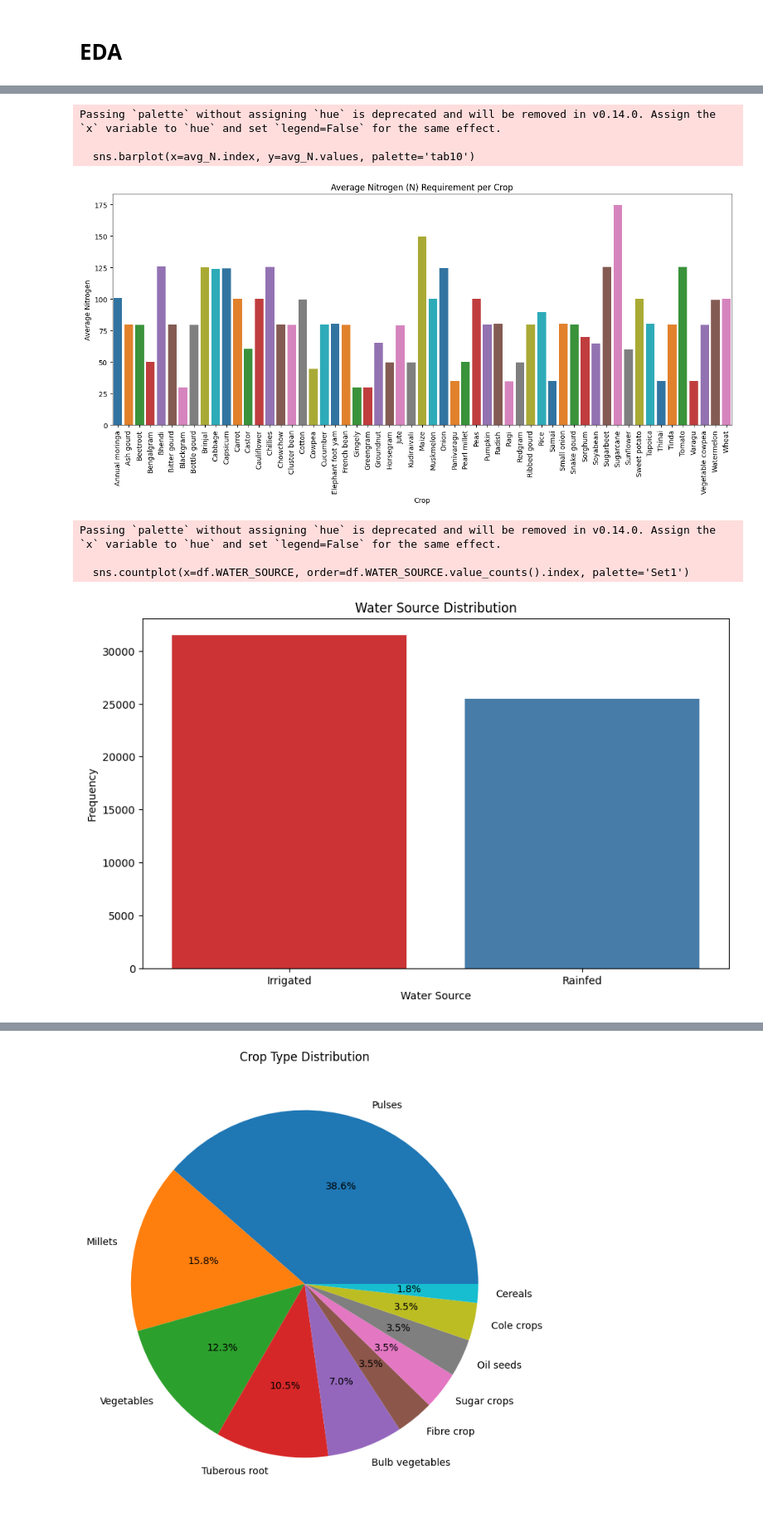
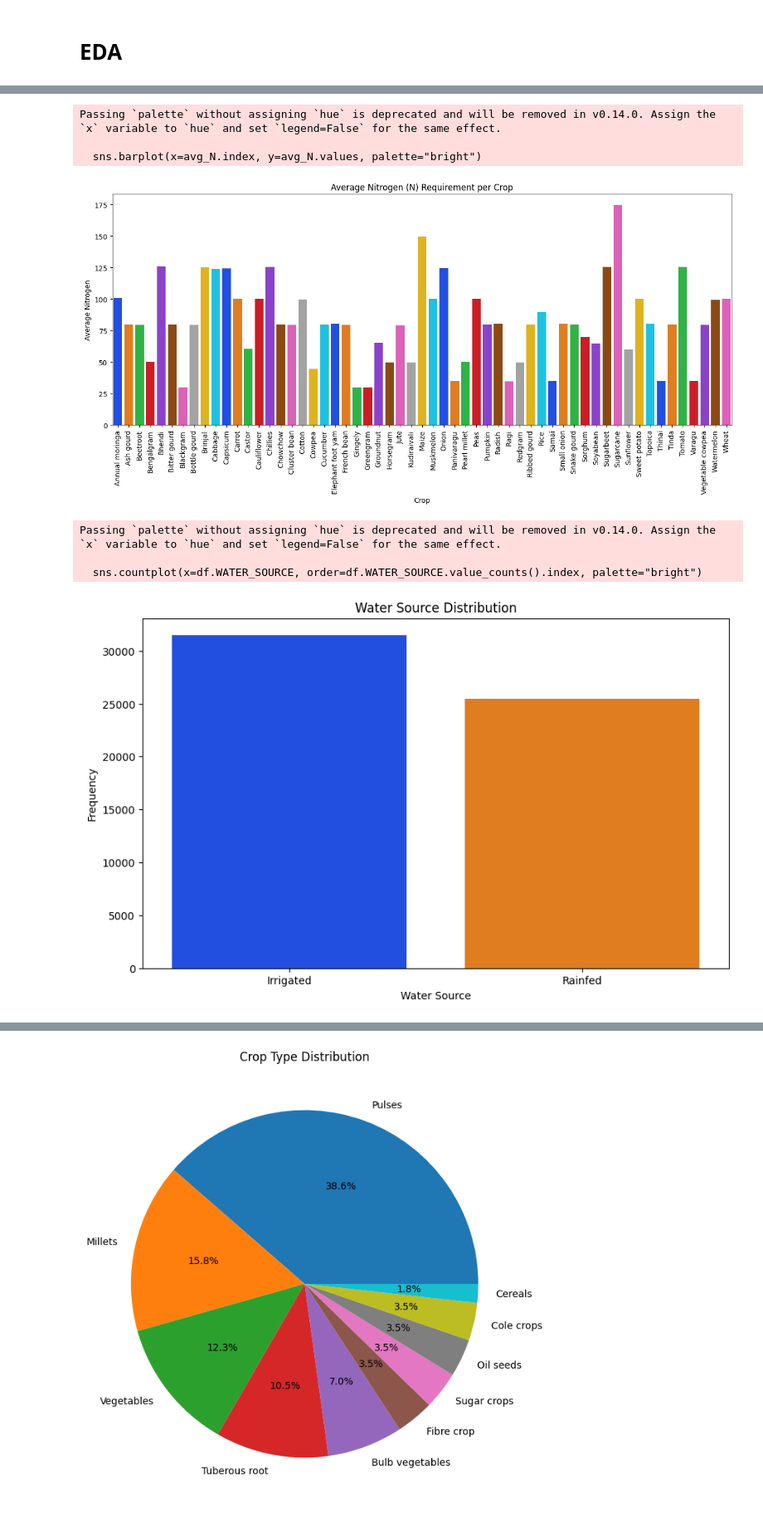
Before and after one commit to yash9939/Crop_Recomendation_System, a Jupyter notebook: Jupyter_Notebook/main.ipynb, the cells around one changed output, grey strips where cells are left out. Shown at 83% size. Saved outputs shown, nothing was run; the diff lists cells and outputs as text; code cells hidden in the pictures.

```diff
--- a/Jupyter_Notebook/main.ipynb
+++ b/Jupyter_Notebook/main.ipynb
@@ -256,8 +256,8 @@ Passing `palette` without assigning `hue` is deprecated and will be removed in v
 # %%
-avg_N = df.groupby('CROPS')['N'].mean()
+avg_N = df.groupby("CROPS")["N"].mean()
 
 plt.figure(figsize=(16,6))
-sns.barplot(x=avg_N.index, y=avg_N.values, palette='tab10')
+sns.barplot(x=avg_N.index, y=avg_N.values, palette="bright")
 plt.xticks(rotation=90)
 plt.title("Average Nitrogen (N) Requirement per Crop")
 plt.ylabel("Average Nitrogen")
@@ -266,18 +266,18 @@ plt.show()
 # %% [output]
 Passing `palette` without assigning `hue` is deprecated and will be removed in v0.14.0. Assign the `x` variable to `hue` and set `legend=False` for the same effect.
 
-  sns.barplot(x=avg_N.index, y=avg_N.values, palette='tab10')
+  sns.barplot(x=avg_N.index, y=avg_N.values, palette="bright")
-[figure, old version]
+[figure, new version]
 # %%
 plt.figure(figsize=(10,6))
-sns.countplot(x=df.WATER_SOURCE, order=df.WATER_SOURCE.value_counts().index, palette='Set1')
+sns.countplot(x=df.WATER_SOURCE, order=df.WATER_SOURCE.value_counts().index, palette="bright")
 plt.title("Water Source Distribution")
 plt.xlabel("Water Source")
 plt.ylabel("Frequency")
 plt.show()
 # %% [output]
 Passing `palette` without assigning `hue` is deprecated and will be removed in v0.14.0. Assign the `x` variable to `hue` and set `legend=False` for the same effect.
 
-  sns.countplot(x=df.WATER_SOURCE, order=df.WATER_SOURCE.value_counts().index, palette='Set1')
+  sns.countplot(x=df.WATER_SOURCE, order=df.WATER_SOURCE.value_counts().index, palette="bright")
-[figure, old version]
+[figure, new version]
 # %%
```
Also changed, not shown: parts of 8 cells of this notebook.
